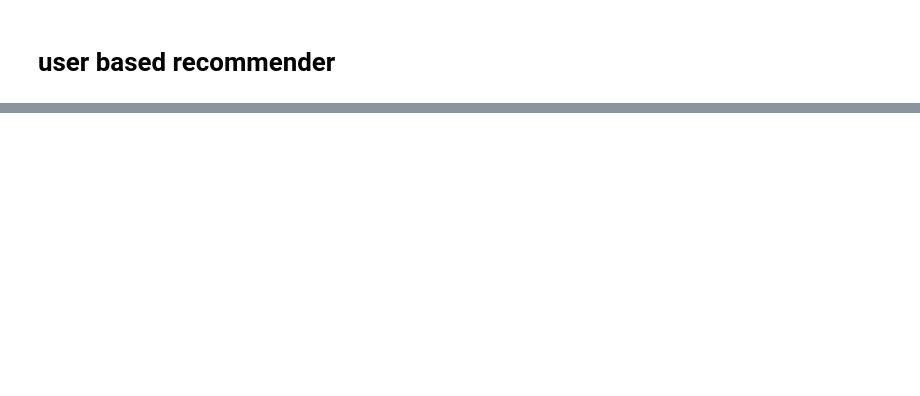
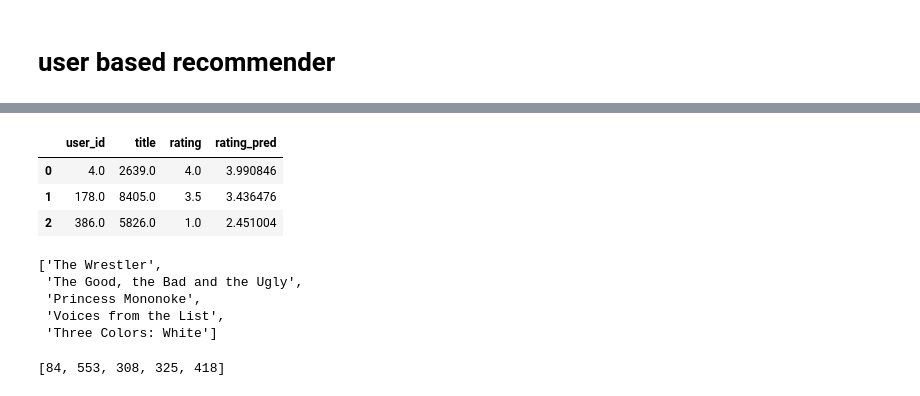
Before and after one commit to perought/recommender-web-site, a Jupyter notebook: build-recommender.ipynb, the cells around one changed output, grey strips where cells are left out. Cells and saved outputs as stored; diff of their text form; code cells hidden in the pictures; blank space fills up the shorter version.

```diff
--- a/build-recommender.ipynb
+++ b/build-recommender.ipynb
@@ -581,0 +776,8 @@ svd.predict(1, 20, 3) # how much would rate user 1 to movie 20
+# %%
+movie_user_embd = movie_learn.model.u_weight.weight
+movie_user_bais = movie_learn.model.u_bias.weight
+movie_movie_embd = movie_learn.model.i_weight.weight
+movie_movie_bais = movie_learn.model.i_bias.weight
+
+movie_learn.show_results(max_n=3)
+# %% [output]
@@ -581,0 +785,16 @@ svd.predict(1, 20, 3) # how much would rate user 1 to movie 20
+|  | user_id | title | rating | rating_pred |
+| 0 | 4.0 | 2639.0 | 4.0 | 3.990846 |
+| 1 | 178.0 | 8405.0 | 3.5 | 3.436476 |
+| 2 | 386.0 | 5826.0 | 1.0 | 2.451004 |
+# %%
+item_similarities("Pulp Fiction", movie_dls, movie_movie_embd)
+# %% [output]
+['The Wrestler',
+ 'The Good, the Bad and the Ugly',
+ 'Princess Mononoke',
+ 'Voices from the List',
+ 'Three Colors: White']
+# %%
+user_user_similarities(12, movie_user_embd, movie_dls)
+# %% [output]
+[84, 553, 308, 325, 418]
```
Also changed, not shown: parts of 30 cells of this notebook.
